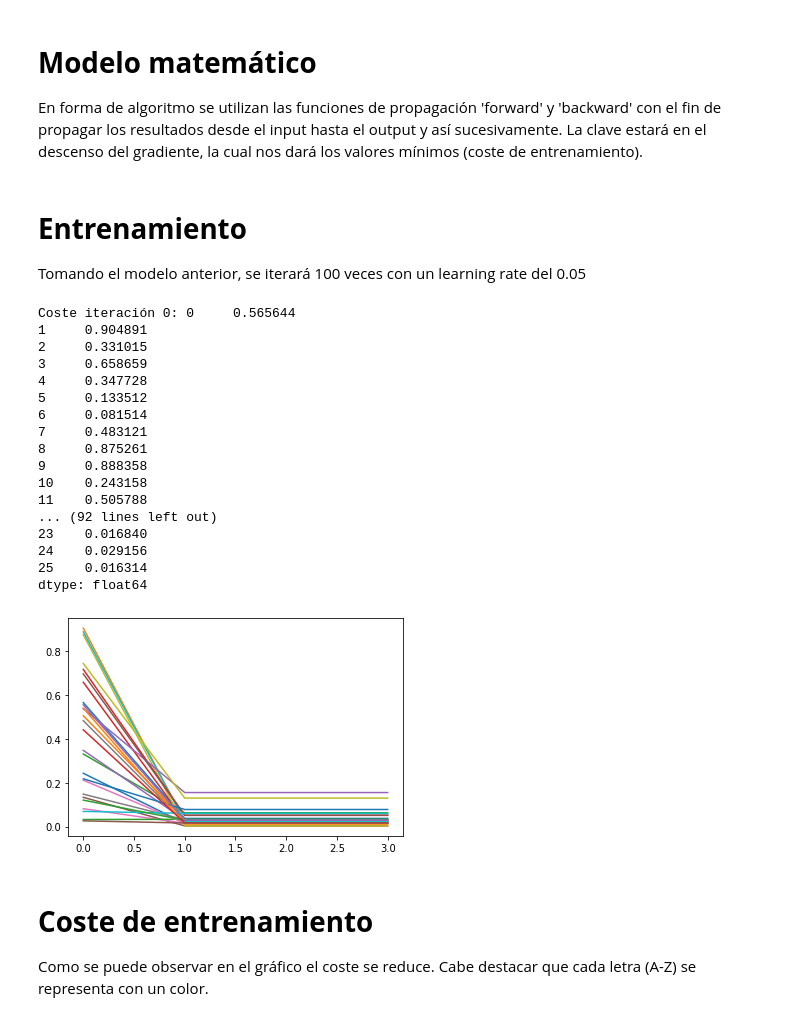
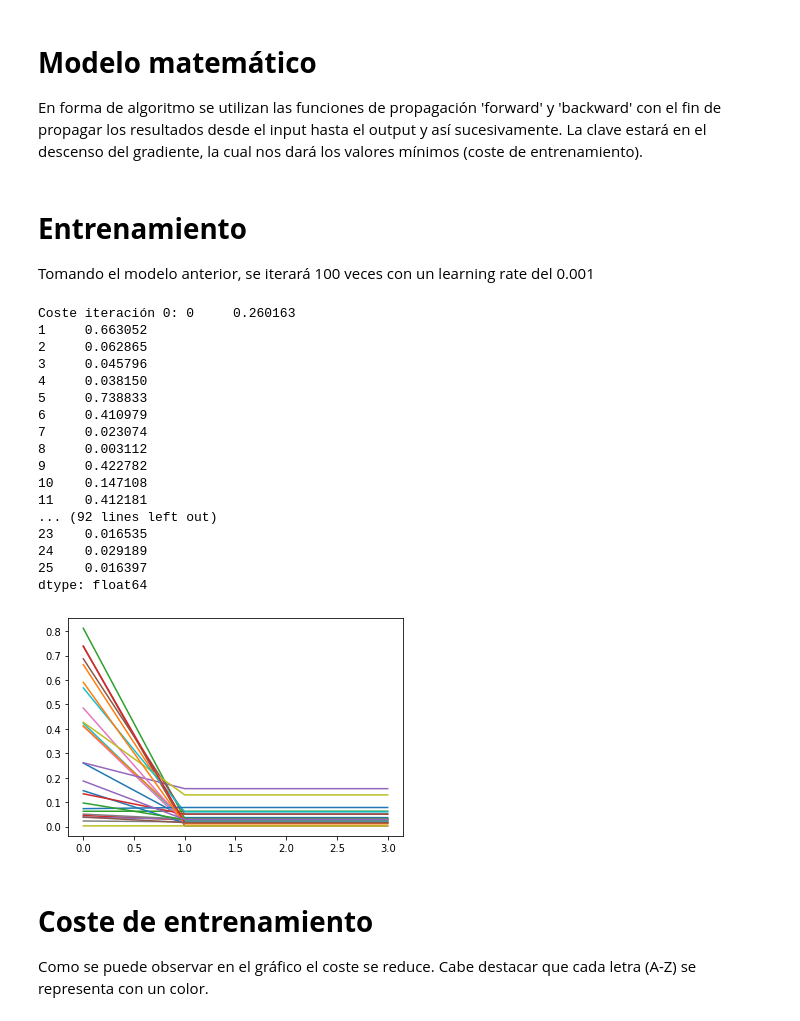
Before and after one commit to FelipeToroR/Keras_Desafio1, a Jupyter notebook: MLP_Matrices.ipynb, the cells around one changed output. Cells and saved outputs as stored; diff of their text form; code cells hidden in the pictures.

```diff
--- a/MLP_Matrices.ipynb
+++ b/MLP_Matrices.ipynb
@@ -20,12 +22,21 @@ x1 = data.drop('0',axis = 1)  # x serán los datos de ENTRADA
 y1 = data['0']    # y representa el label o letra de SALIDA
 y1= y1[:,np.newaxis]
 
+X, x_test, Y, y_test = train_test_split(x1, y1, test_size = 0.3) #<--- 70% datos para entrenar y 30% para testear
+
+shuffle_data = shuffle(X)
+
 # Normalizando datos
-X = x1.astype('float32') # <--- Entrada
+X = X.astype('float32') # <--- Entrada
 X /= 255
 
+x_testing = x_test.astype('float32')
+x_testing /= 255
+
+
 num_classes = 26  # <--- Salida
-Y = to_categorical(y1, num_classes)
+Y = to_categorical(Y, num_classes)
+y_testing = to_categorical(y_test, num_classes)
 # %% [markdown]
 ## **La función activación retorna el valor activado y valor derivado**
 # %%
@@ -65,10 +76,11 @@ def forward(red, X):
 # **Calcular la predicción**
 # %%
 p = 784
-topologia = [p, 120, 60, 30, 26]
+topologia = [p, 208, 104, 52, 26]
 red = crear_red(topologia, activation)
 prediccion = forward(red, X)
 
+prediccion_testing = forward(red, x_testing)
 # La predicción de todos los valores de entrada de X
 print(prediccion[-1][1])
 # %% [output]
@@ -121,44 +133,44 @@ def train(red, X, Y, coste, learning_rate=0.001):
   return out[-1][1]
 # %% [markdown]
 # **Entrenamiento**
-Tomando el modelo anterior, se iterará 100 veces con un learning rate del 0.05
+Tomando el modelo anterior, se iterará 100 veces con un learning rate del 0.001
 # %%
 import time
 from IPython.display import clear_output
-topologia = [784, 120, 60, 30, 26]
+topologia = [784, 208, 104, 52, 26]
 red = crear_red(topologia, activation)
 loss = []
 
 for i in range(100):
-  pY = train(red, X, Y, coste, learning_rate=0.05)
+  pY = train(red, X, Y, coste, learning_rate=0.001)
   if i % 25 == 0:
     costo = coste(pY, Y)[0]
     print(f'Coste iteración {i}: {costo}')
     loss.append(costo)
 
 
 
 plt.plot(range(len(loss)), loss)
 plt.show()
 # %% [output]
-Coste iteración 0: 0     0.565644
-1     0.904891
-2     0.331015
-3     0.658659
-4     0.347728
-5     0.133512
-6     0.081514
-7     0.483121
-8     0.875261
-9     0.888358
-10    0.243158
-11    0.505788
+Coste iteración 0: 0     0.260163
+1     0.663052
+2     0.062865
+3     0.045796
+4     0.038150
+5     0.738833
+6     0.410979
+7     0.023074
+8     0.003112
+9     0.422782
+10    0.147108
+11    0.412181
 ... (92 lines left out)
-23    0.016840
-24    0.029156
-25    0.016314
+23    0.016535
+24    0.029189
+25    0.016397
 dtype: float64
-[figure, old version]
+[figure, new version]
 # %% [markdown]
 # **Coste de entrenamiento**
 Como se puede observar en el gráfico el coste se reduce. Cabe destacar que cada letra (A-Z) se representa con un color.
```
Also changed, not shown: parts of 5 cells of this notebook.
